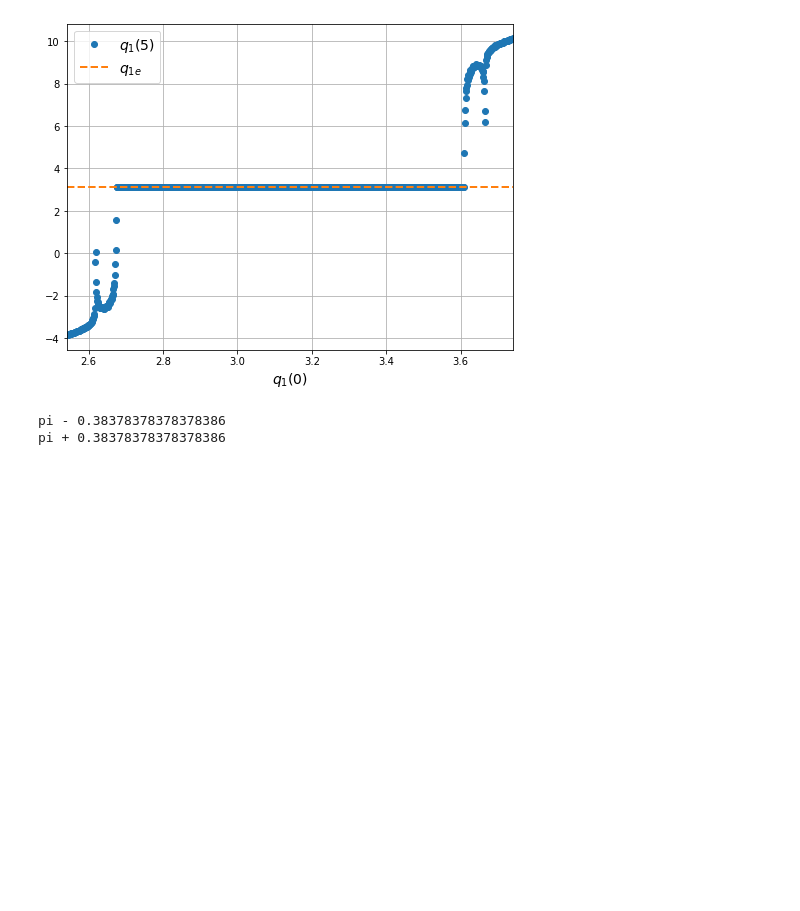
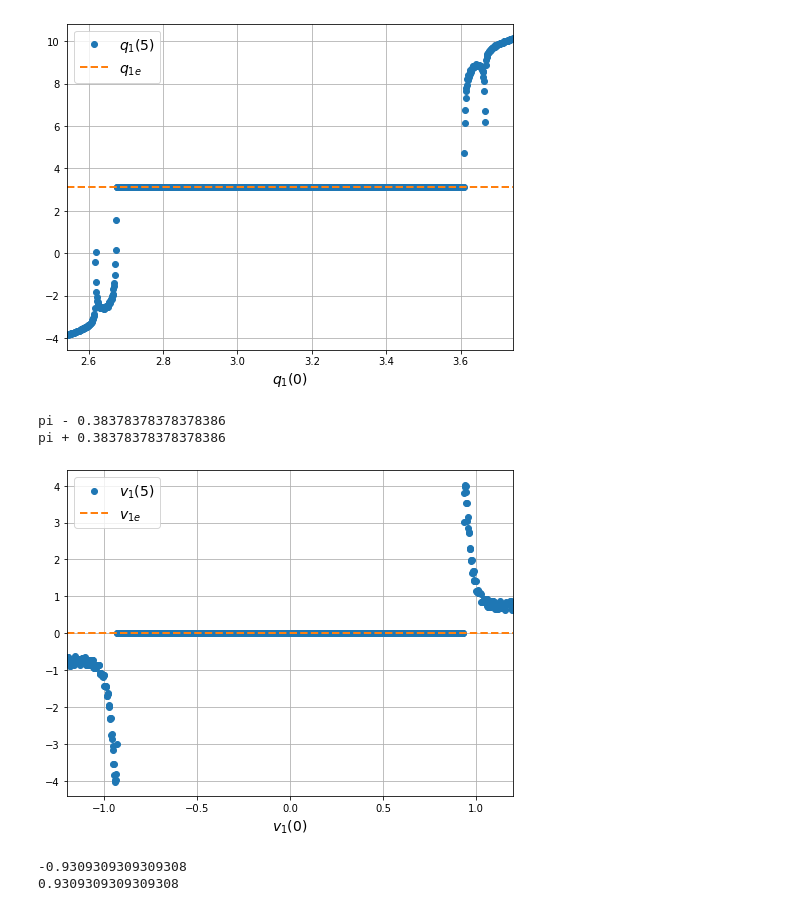
Before and after one commit to varshakrishnakumar/AE-353-Design-Project-1, a Jupyter notebook: CMG_Model_Generator.ipynb, the cells around one changed output. Cells and saved outputs as stored; diff of their text form; code cells hidden in the pictures; blank space fills up the shorter version.

```diff
--- a/CMG_Model_Generator.ipynb
+++ b/CMG_Model_Generator.ipynb
@@ -497,3 +493,43 @@ print('pi +', q1i_working[-1] - np.pi)
 # %% [output]
 pi - 0.38378378378378386
 pi + 0.38378378378378386
+# %%
+# Define array of initial conditions
+v1i = np.linspace(v1e - 1.2, v1e + 1.2, 1000)
+
+# Define empty array to hold final conditions
+v1f = np.empty_like(v1i)
+
+# Iterate over all initial conditions
+for i in range(len(v1i)):
+    data = get_data(simulator, q1e, v1e, q2e, v2e, taue, K, q1i, v1i[i], q2i, v2i, max_time=5.0)
+    v1f[i] = data['platform_velocity'][-1]
+
+# Plot results
+fig, (ax) = plt.subplots(1, 1, figsize=(8, 6), sharex=True)
+
+ax.plot(v1i, v1f, '.', markersize=12, label='$v_1(5)$')
+ax.plot(v1i, v1e * np.ones_like(v1i), '--', linewidth=2, label='$v_{1e}$')
+ax.set_xlim(v1i[0], v1i[-1])
+# ax.set_ylim(-1,1)
+ax.set_xlabel('$v_1(0)$', fontsize=14)
+ax.legend(fontsize=14)
+ax.grid()
+# %% [output]
+[figure, added]
+# %%
+# Determine range of valid v1i with q1i = pi
+v1i_list = v1i.tolist()
+v1f_list = v1f.tolist()
+
+v1i_working = []
+
+for v1 in v1f_list:
+    if np.isclose(v1, v1e,atol=1e-4):
+        v1i_working.append( v1i_list[v1f_list.index(v1)] )
+
+print(v1i_working[0])
+print(v1i_working[-1])
+# %% [output]
+-0.9309309309309308
+0.9309309309309308
```
Also changed, not shown: parts of 5 cells of this notebook.
